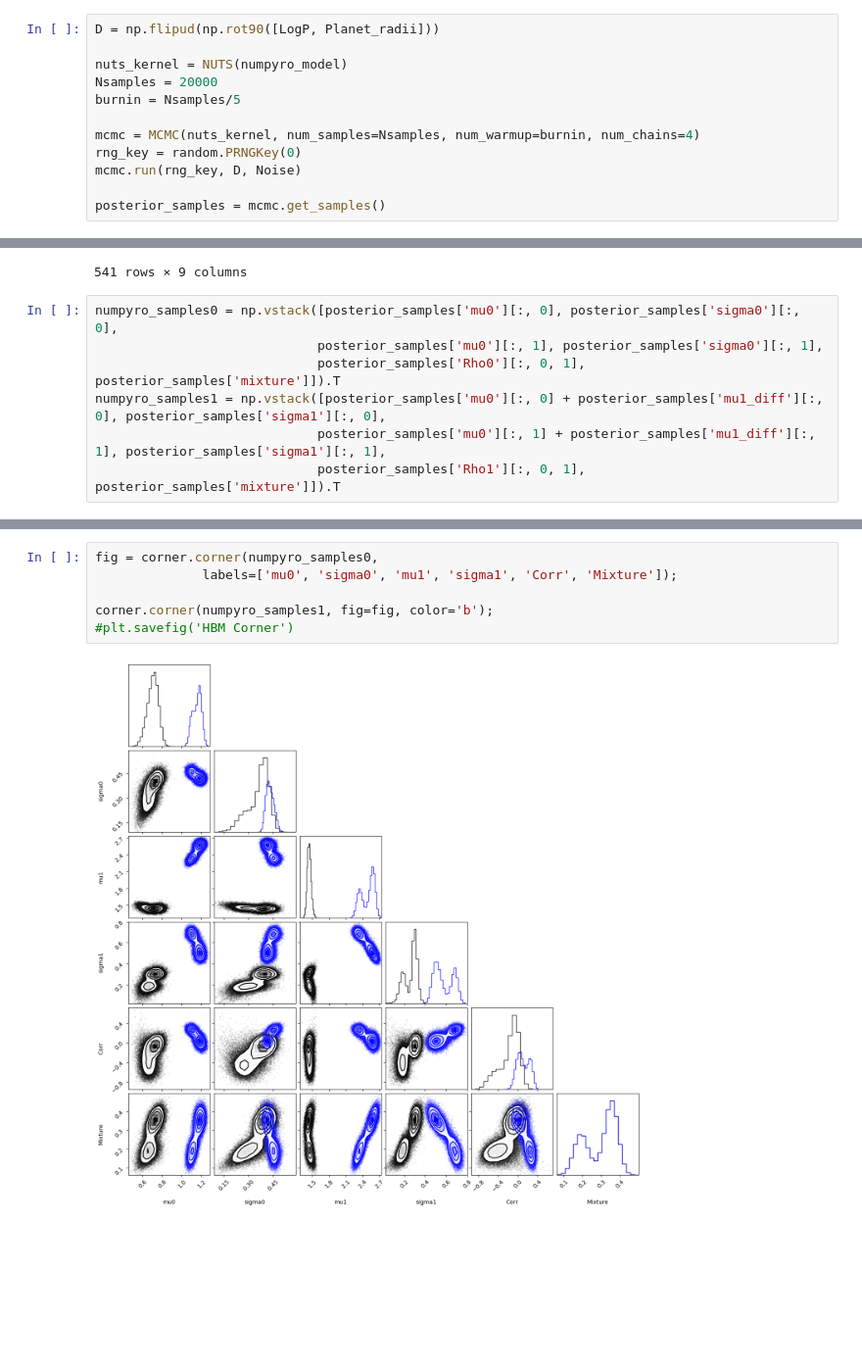
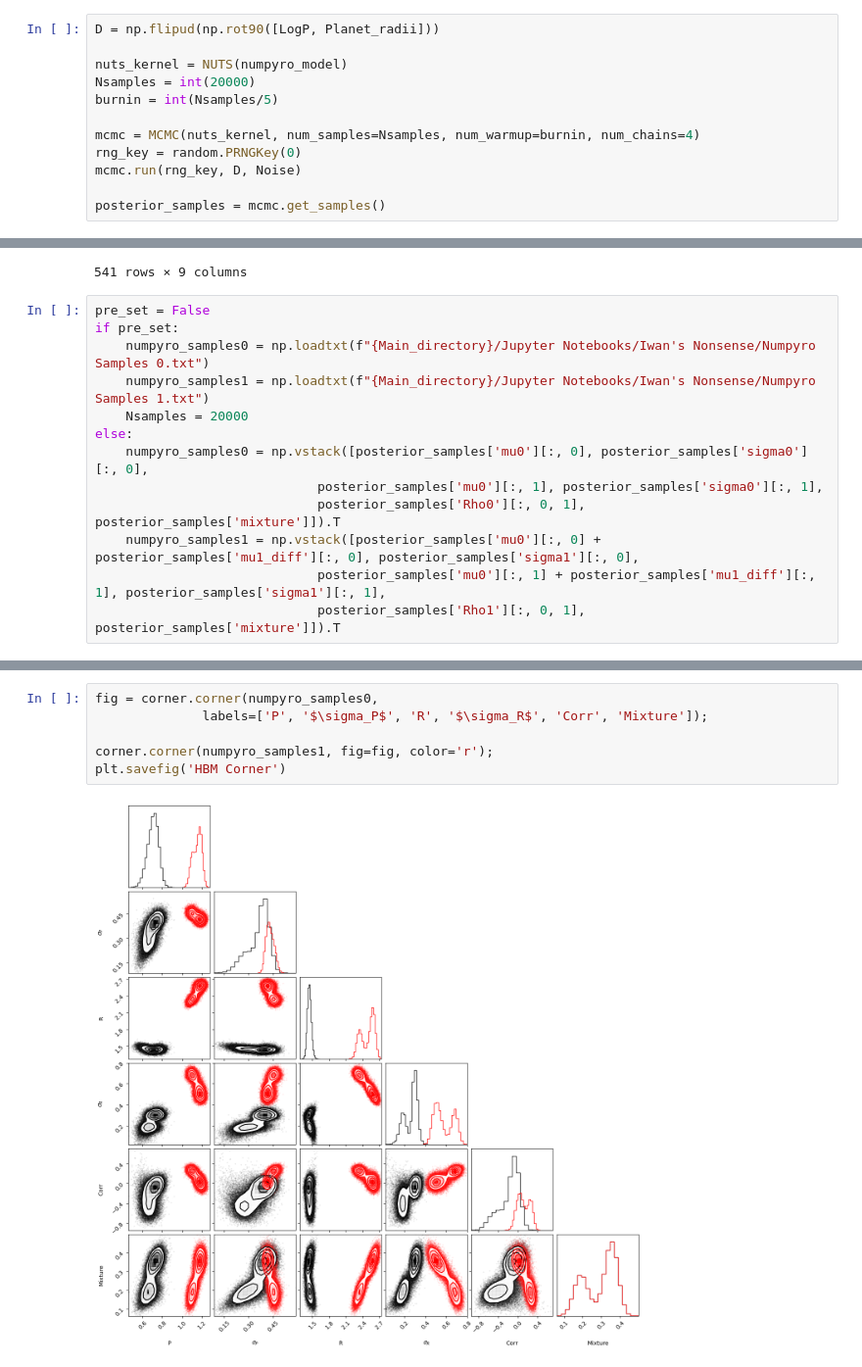
Before and after one commit to Iwan-S/Iwan-and-George-Year-4-Project, a Jupyter notebook: Jupyter Notebooks/Iwan's Nonsense/HBM GMM (Real Data).ipynb, the cells around one changed output, grey strips where cells are left out. Shown at 98% size. Saved outputs shown, nothing was run; the diff lists cells and outputs as text; blank space fills up the shorter version.

```diff
--- a/Jupyter Notebooks/Iwan's Nonsense/HBM GMM (Real Data).ipynb
+++ b/Jupyter Notebooks/Iwan's Nonsense/HBM GMM (Real Data).ipynb
@@ -82,8 +82,8 @@ def numpyro_model(D, D_sigma):
 D = np.flipud(np.rot90([LogP, Planet_radii]))
 
 nuts_kernel = NUTS(numpyro_model)
-Nsamples = 20000
-burnin = Nsamples/5
+Nsamples = int(20000)
+burnin = int(Nsamples/5)
 
 mcmc = MCMC(nuts_kernel, num_samples=Nsamples, num_warmup=burnin, num_chains=4)
 rng_key = random.PRNGKey(0)
@@ -109,9 +109,15 @@ az.summary(az_data)
 | y[523] | 2.700 | 0.131 | 2.459 | 2.950 | 0.000 | 0.000 | 194820.0 | 55648.0 | 1.0 |
 541 rows × 9 columns
 # %%
-numpyro_samples0 = np.vstack([posterior_samples['mu0'][:, 0], posterior_samples['sigma0'][:, 0],
+pre_set = False
+if pre_set:
+    numpyro_samples0 = np.loadtxt(f"{Main_directory}/Jupyter Notebooks/Iwan's Nonsense/Numpyro Samples 0.txt")
+    numpyro_samples1 = np.loadtxt(f"{Main_directory}/Jupyter Notebooks/Iwan's Nonsense/Numpyro Samples 1.txt")
+    Nsamples = 20000
+else:
+    numpyro_samples0 = np.vstack([posterior_samples['mu0'][:, 0], posterior_samples['sigma0'][:, 0],
                              posterior_samples['mu0'][:, 1], posterior_samples['sigma0'][:, 1],
                              posterior_samples['Rho0'][:, 0, 1], posterior_samples['mixture']]).T
-numpyro_samples1 = np.vstack([posterior_samples['mu0'][:, 0] + posterior_samples['mu1_diff'][:, 0], posterior_samples['sigma1'][:, 0],
+    numpyro_samples1 = np.vstack([posterior_samples['mu0'][:, 0] + posterior_samples['mu1_diff'][:, 0], posterior_samples['sigma1'][:, 0],
                              posterior_samples['mu0'][:, 1] + posterior_samples['mu1_diff'][:, 1], posterior_samples['sigma1'][:, 1],
                              posterior_samples['Rho1'][:, 0, 1], posterior_samples['mixture']]).T
@@ -121,8 +124,8 @@ np.savetxt('Numpyro Samples 1.txt', numpyro_samples1)
 # %%
 fig = corner.corner(numpyro_samples0,
-              labels=['mu0', 'sigma0', 'mu1', 'sigma1', 'Corr', 'Mixture']);
+              labels=['P', '$\sigma_P$', 'R', '$\sigma_R$', 'Corr', 'Mixture']);
 
-corner.corner(numpyro_samples1, fig=fig, color='b');
-#plt.savefig('HBM Corner')
+corner.corner(numpyro_samples1, fig=fig, color='r');
+plt.savefig('HBM Corner')
 # %% [output]
-[figure, old version]
+[figure, new version]
```
Also changed, not shown: parts of 7 cells of this notebook, 1 other file.
